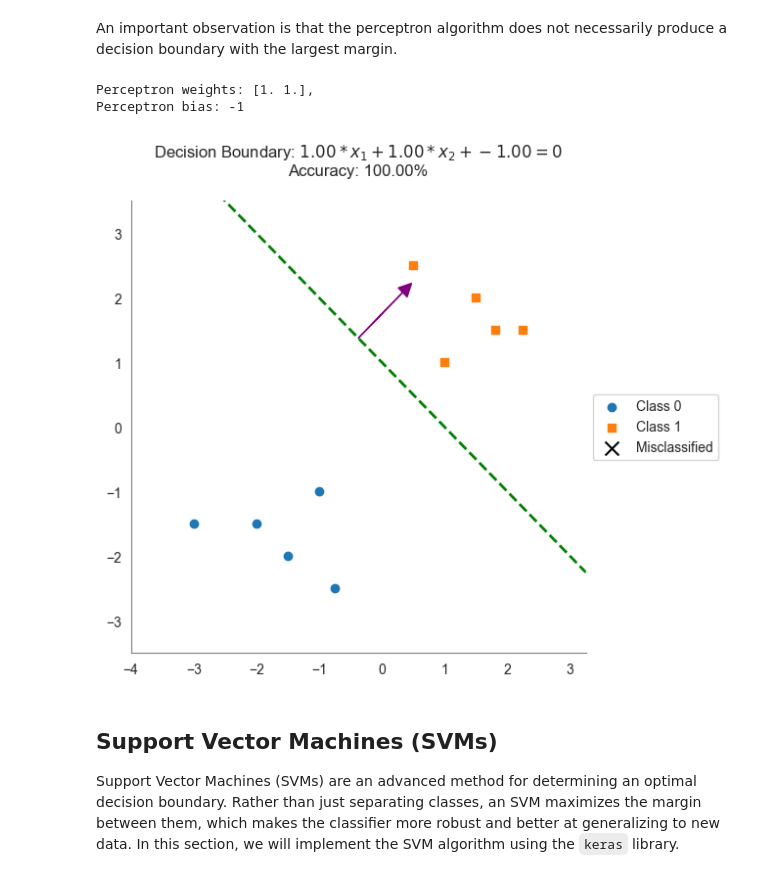
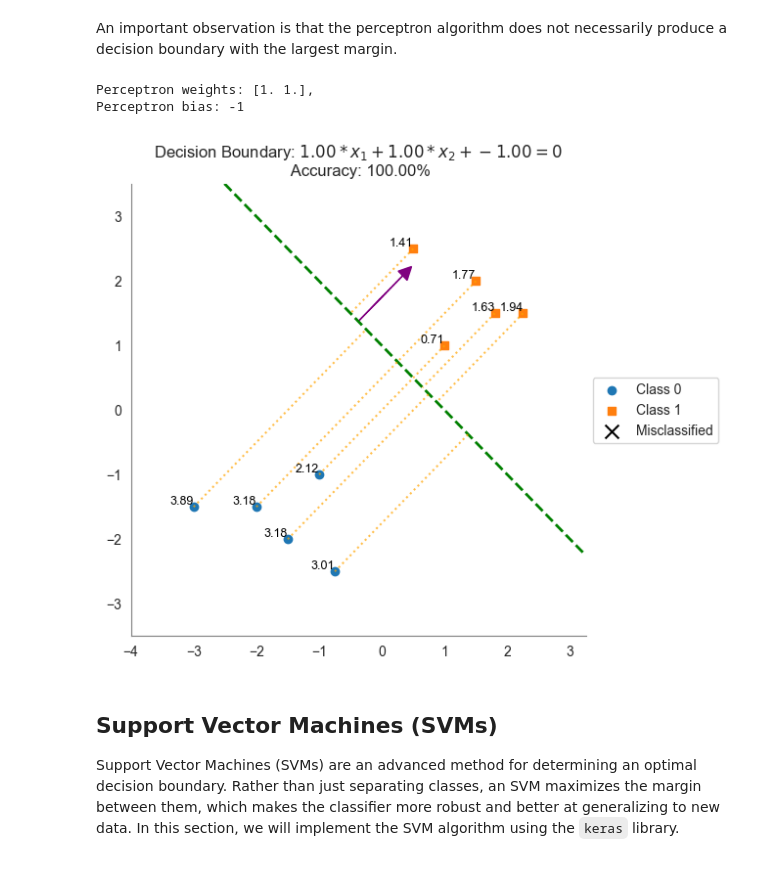
Before and after one commit to epacuit/introduction-machine-learning, a Jupyter notebook: _build/jupyter_execute/first-steps/linear-classification-algorithms.ipynb, the cells around one changed output. Drawn from its saved outputs; the diff is of its cells as text; code cells hidden in the pictures.

```diff
--- a/_build/jupyter_execute/first-steps/linear-classification-algorithms.ipynb
+++ b/_build/jupyter_execute/first-steps/linear-classification-algorithms.ipynb
@@ -248,3 +248,7 @@ The simplest way to find a decision boundary is through **random search**. In th
 highest accuracy on the training data.
 
 This method is inefficient and does not guarantee an optimal solution, but it serves as a useful baseline to compare against more sophisticated learning algorithms. By understanding its limitations, we can better appreciate the advantages of other algorithms.
+# %%
+X = np.array([[0, -0.5], [-1, 10], [1, 2]])
+w = np.array([1, 0.5])
+np.dot(X, w)
@@ -655,20 +661,20 @@ An important observation is that the perceptron algorithm does not necessarily p
 # %%
 
 X1 = np.array([
     [-1, -1], [-2, -1.5], [-1.5, -2], [-0.75, -2.5], [-3, -1.5],  # Class 0
     [1, 1], [2.25, 1.5], [1.5, 2], [0.5, 2.5], [1.8, 1.5]  # Class 1
 ])
 y1 = np.array([0, 0, 0, 0, 0, 1, 1, 1, 1, 1])  # Labels
 
 model_perceptron, best_w_perceptron, best_b_perceptron = train_perceptron(X1, y1, max_iters=1000)
 
 print(f"\nPerceptron weights: {best_w_perceptron},\nPerceptron bias: {best_b_perceptron}")
 
-plot_with_boundary(X1, y1, best_w_perceptron, best_b_perceptron)
+plot_with_boundary_and_margin(X1, y1, best_w_perceptron, best_b_perceptron)
 # %% [output]
 Perceptron weights: [1. 1.],
 Perceptron bias: -1
-[figure, old version]
+[figure, new version]
 # %% [markdown]
 ## Support Vector Machines (SVMs)
 
```
Also changed, not shown: parts of 8 cells of this notebook, 48 other files.
